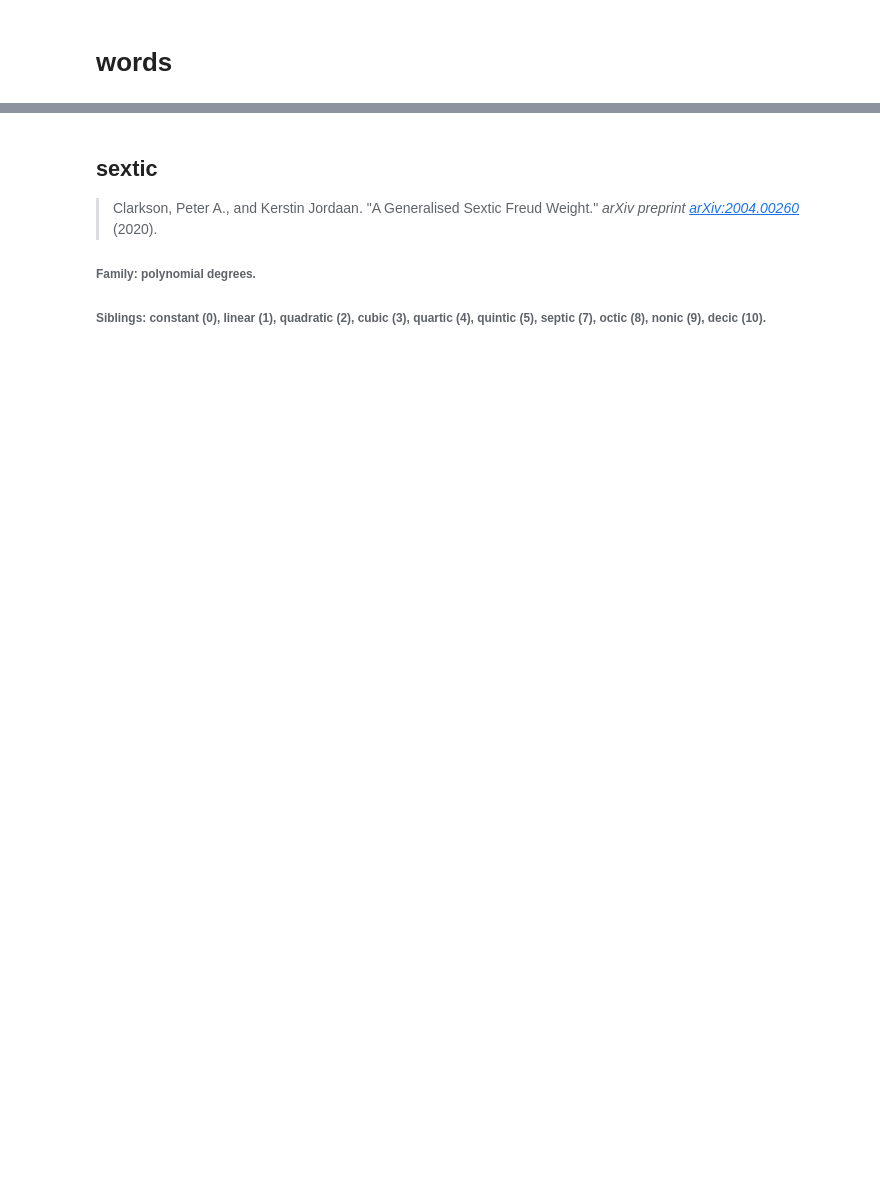
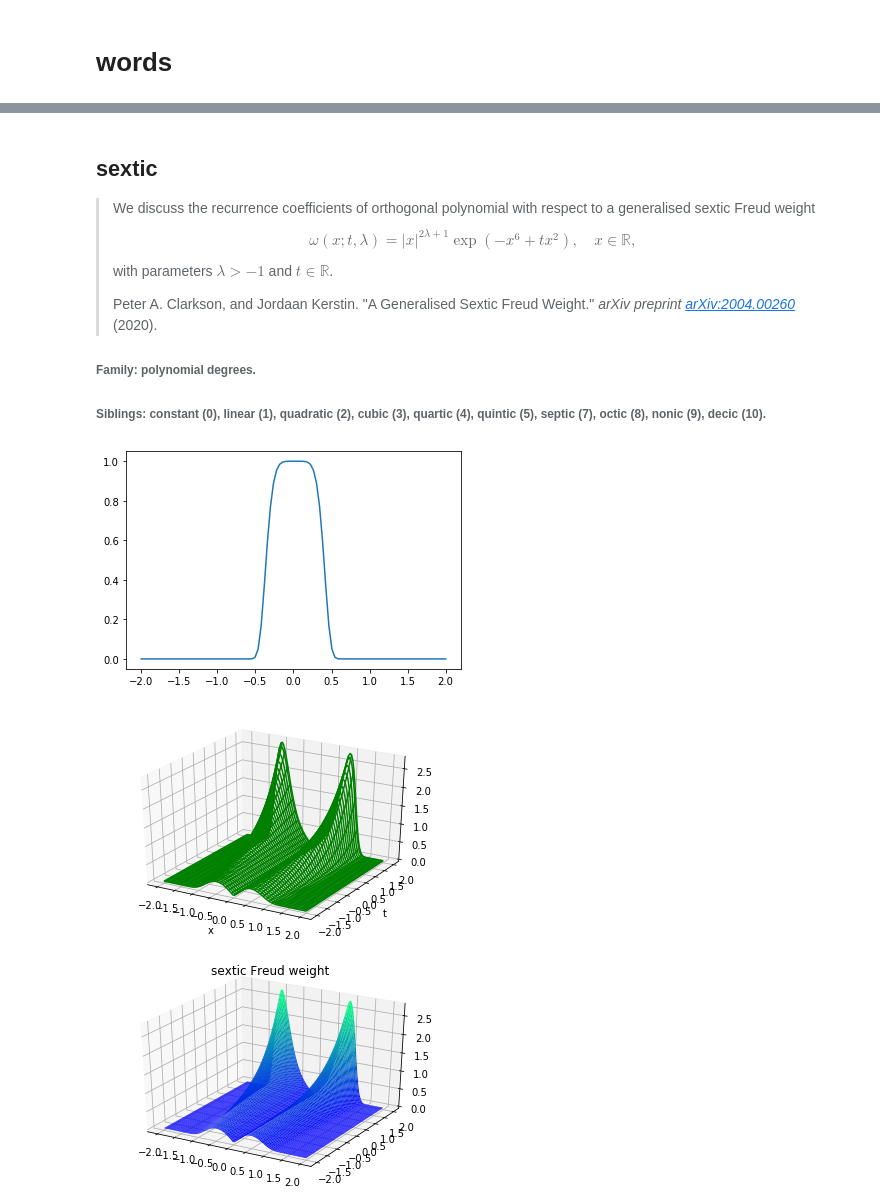
Before and after one commit to flloaers/words, a Jupyter notebook: words.ipynb, the cells around one changed output, grey strips where cells are left out. Saved outputs shown, nothing was run; the diff lists cells and outputs as text; code cells hidden in the pictures; blank space fills up the shorter version.

```diff
--- a/words.ipynb
+++ b/words.ipynb
@@ -26,10 +26,48 @@ from Latin crāticula, diminutive form of crātis (bundle of brush, fascine; fra
 ###### Siblings: malleolus, particle.
 # %% [markdown]
 ## sextic
-> Clarkson, Peter A., and Kerstin Jordaan. "A Generalised Sextic Freud Weight." *arXiv preprint* [*arXiv:2004.00260*](https://arxiv.org/abs/2004.00260) (2020).
+> We discuss the recurrence coefficients of orthogonal polynomial with respect to a generalised sextic Freud weight
+\\[\omega(x; t, \lambda) = \lvert x\rvert^{2\lambda+1} \exp{\left(-x^6+tx^2\right)}, \quad x \in \mathbb{R},\\]
+> with parameters $\lambda > -1$ and $t \in \mathbb{R}$.
+>
+> Peter A. Clarkson, and Jordaan Kerstin. "A Generalised Sextic Freud Weight." *arXiv preprint* [*arXiv:2004.00260*](https://arxiv.org/abs/2004.00260) (2020).
 
 ###### Family: polynomial degrees.
 ###### Siblings: constant (0), linear (1), quadratic (2), cubic (3), quartic (4), quintic (5), septic (7), octic (8), nonic (9), decic (10).
+# %%
+import numpy as np
+import matplotlib.pyplot as plt
+from mpl_toolkits import mplot3d
+
+def sextic_FW(x,t,L):
+    return abs(x)**(2*L+1)*(np.exp(-x**6+t*x**2))
+
+x = np.arange(-5.,5.,0.1)
+plt.plot(t,sextic_FW(x,0,-0.5))
+
+fig = plt.figure()
+ax = plt.axes(projection="3d")
+
+x = np.linspace(-2, 2, 100)
+t = np.linspace(-2, 2, 100)
+
+X, T = np.meshgrid(x, t)
+Z = sextic_FW(X,T,0)
+ax.plot_wireframe(X, T, Z, color='green')
+ax.set_xlabel('x')
+ax.set_ylabel('t')
+ax.set_zlabel('')
+
+plt.show()
+
+ax = plt.axes(projection='3d')
+ax.plot_surface(X, T, Z, rstride=1, cstride=1,
+                cmap='winter', edgecolor='none')
+ax.set_title('sextic Freud weight');
+# %% [output]
+[figure, added]
+[figure, added]
+[figure, added]
 # %% [markdown]
 ## sexic
 > I propose to call equations of the sixth, seventh, and the respective higher degrees, by the respective names of *sexic*, *septic*, *octic*, *nonic*, *decic*, &c., *equations*.
```
Also changed, not shown: parts of 5 cells of this notebook.
